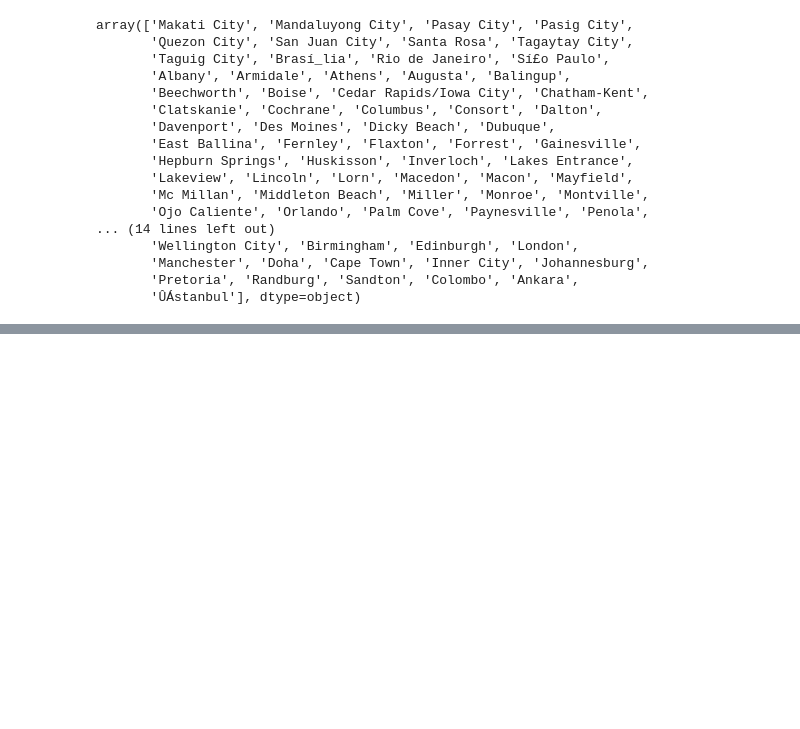
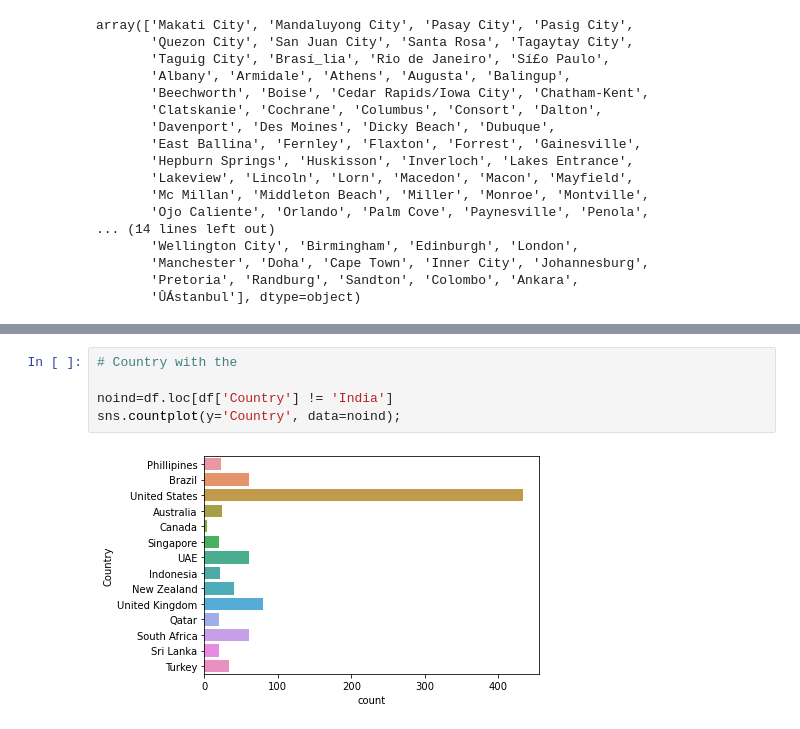
Before and after one commit to bhavesh-1995/fireblazework, a Jupyter notebook: fireblaze work/project/Zomato Project/Untitled.ipynb, the cells around one changed output, grey strips where cells are left out. Saved outputs shown, nothing was run; the diff lists cells and outputs as text; blank space fills up the shorter version.

```diff
--- a/fireblaze work/project/Zomato Project/Untitled.ipynb
+++ b/fireblaze work/project/Zomato Project/Untitled.ipynb
@@ -140,0 +154,7 @@ array(['Makati City', 'Mandaluyong City', 'Pasay City', 'Pasig City',
+# %%
+# Country with the
+
+noind=df.loc[df['Country'] != 'India']
+sns.countplot(y='Country', data=noind);
+# %% [output]
+[figure, added]
```
Also changed, not shown: parts of 11 cells of this notebook.
